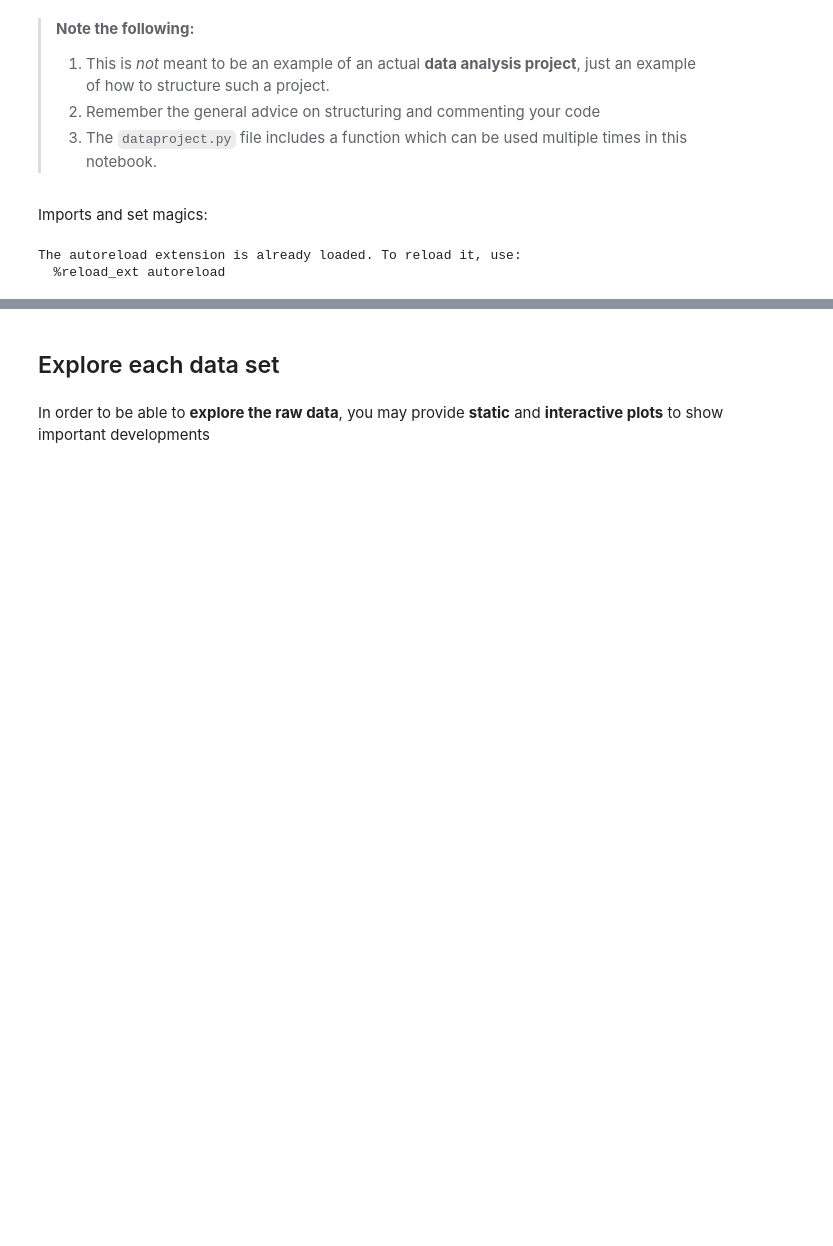
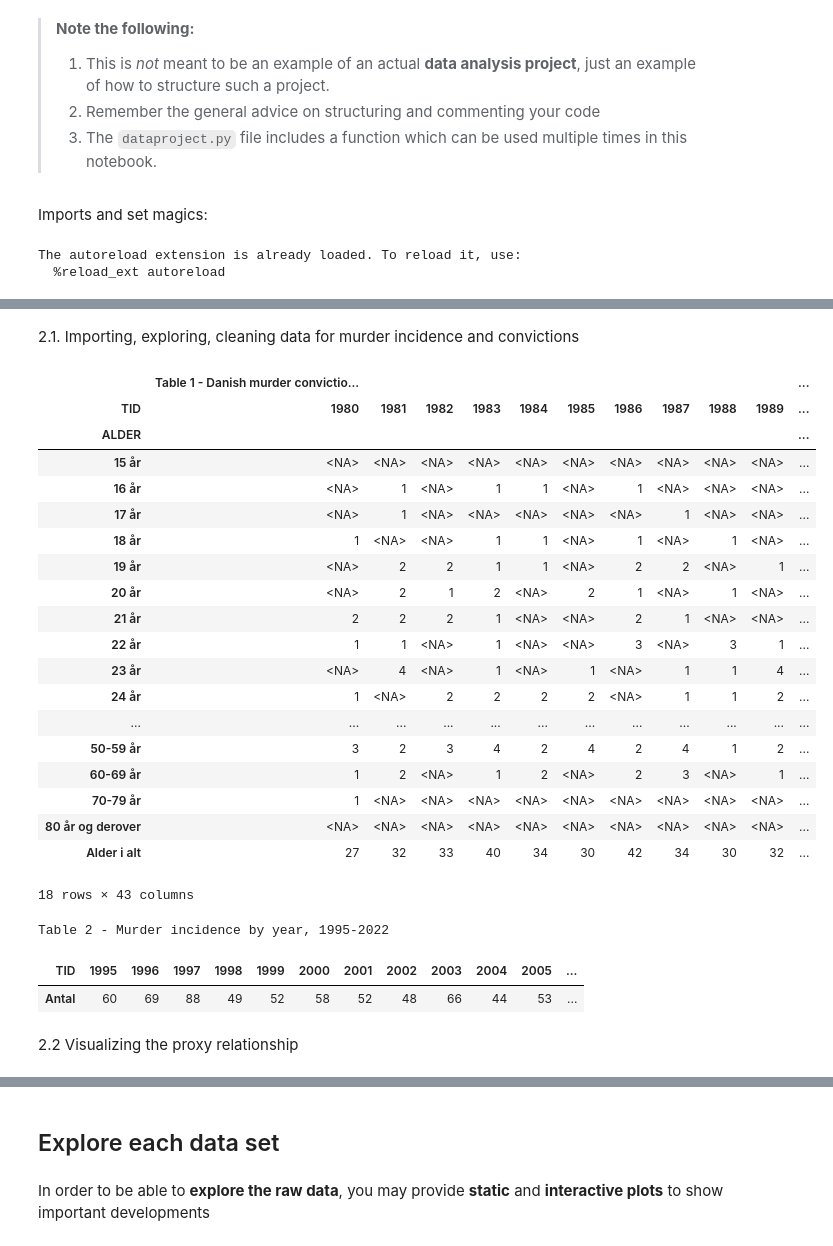
Before and after one commit to NumEconCopenhagen/projects-2023-bulen, a Jupyter notebook: dataproject/dataproject.ipynb, the cells around one changed output, grey strips where cells are left out. Saved outputs shown, nothing was run; the diff lists cells and outputs as text; code cells hidden in the pictures; blank space fills up the shorter version.

```diff
--- a/dataproject/dataproject.ipynb
+++ b/dataproject/dataproject.ipynb
@@ -222,0 +40,51 @@ Alder i alt         27    24
+# %% [markdown]
+2.1. Importing, exploring, cleaning data for murder incidence and convictions
+# %%
+Dst = pydst.Dst(lang='da') #Using API from Danmarks Statistik
+
+#Extracting data on murder convictions
+variables = {'KØN':['M','K'], 'ALDER':['*'], 'AFGØRELSE':['1','2','511','516','517','518'],'Tid':['*'], 'OVERTRÆD':['1230']}
+råstraf = Dst.get_data(table_id = 'STRAF40', variables=variables)
+råstraf.sort_values(by=['KØN', 'ALDER', 'TID'], inplace=True)
+
+straf_sum = råstraf.groupby(['ALDER', 'TID']).sum(numeric_only=1) #Summing all the pertinent (guilty) judicial rulings into one number for each year and age category
+straf = pd.pivot_table(straf_sum, index = ['ALDER'], columns = ['TID']) #Pivoting table into a more useful format
+straf2 = straf.convert_dtypes() #Converting object types to integers to save the world
+straf3 = straf2.rename(columns={'INDHOLD':' Table 1 - Danish murder convictions by age category 1980-2022'})
+display(straf3)
+# %% [output]
+|  | Table 1 - Danish murder convictio... |  |  |  |  |  |  |  |  |  | ... |
+| TID | 1980 | 1981 | 1982 | 1983 | 1984 | 1985 | 1986 | 1987 | 1988 | 1989 | ... |
+| ALDER |  |  |  |  |  |  |  |  |  |  | ... |
+| 15 år | <NA> | <NA> | <NA> | <NA> | <NA> | <NA> | <NA> | <NA> | <NA> | <NA> | ... |
+| 16 år | <NA> | 1 | <NA> | 1 | 1 | <NA> | 1 | <NA> | <NA> | <NA> | ... |
+| 17 år | <NA> | 1 | <NA> | <NA> | <NA> | <NA> | <NA> | 1 | <NA> | <NA> | ... |
+| 18 år | 1 | <NA> | <NA> | 1 | 1 | <NA> | 1 | <NA> | 1 | <NA> | ... |
+| 19 år | <NA> | 2 | 2 | 1 | 1 | <NA> | 2 | 2 | <NA> | 1 | ... |
+| 20 år | <NA> | 2 | 1 | 2 | <NA> | 2 | 1 | <NA> | 1 | <NA> | ... |
+| 21 år | 2 | 2 | 2 | 1 | <NA> | <NA> | 2 | 1 | <NA> | <NA> | ... |
+| 22 år | 1 | 1 | <NA> | 1 | <NA> | <NA> | 3 | <NA> | 3 | 1 | ... |
+| 23 år | <NA> | 4 | <NA> | 1 | <NA> | 1 | <NA> | 1 | 1 | 4 | ... |
+| 24 år | 1 | <NA> | 2 | 2 | 2 | 2 | <NA> | 1 | 1 | 2 | ... |
+| ... | ... | ... | ... | ... | ... | ... | ... | ... | ... | ... | ... |
+| 50-59 år | 3 | 2 | 3 | 4 | 2 | 4 | 2 | 4 | 1 | 2 | ... |
+| 60-69 år | 1 | 2 | <NA> | 1 | 2 | <NA> | 2 | 3 | <NA> | 1 | ... |
+| 70-79 år | 1 | <NA> | <NA> | <NA> | <NA> | <NA> | <NA> | <NA> | <NA> | <NA> | ... |
+| 80 år og derover | <NA> | <NA> | <NA> | <NA> | <NA> | <NA> | <NA> | <NA> | <NA> | <NA> | ... |
+| Alder i alt | 27 | 32 | 33 | 40 | 34 | 30 | 42 | 34 | 30 | 32 | ... |
+18 rows × 43 columns
+# %%
+#Extracting data on murder incidence
+variables2 = {'ANMSIGT':['ANM'],'OVERTRÆD':['1230'], 'Tid':['*']}
+anmeldte = Dst.get_data(table_id = 'STRAF20', variables=variables2)
+del anmeldte['OVERTRÆD']
+del anmeldte['ANMSIGT']
+anmeldte = anmeldte.rename(columns={"INDHOLD":"Antal"})
+anmeldte = pd.pivot_table(anmeldte, columns='TID')
+anmeldte.style.set_caption('Table 2 - Murder incidence by year, 1995-2022')
+# %% [output]
+Table 2 - Murder incidence by year, 1995-2022
+| TID | 1995 | 1996 | 1997 | 1998 | 1999 | 2000 | 2001 | 2002 | 2003 | 2004 | 2005 | ... |
+| Antal | 60 | 69 | 88 | 49 | 52 | 58 | 52 | 48 | 66 | 44 | 53 | ... |
+# %% [markdown]
+2.2 Visualizing the proxy relationship
```
Also changed, not shown: parts of 20 cells of this notebook, 1 other file.
